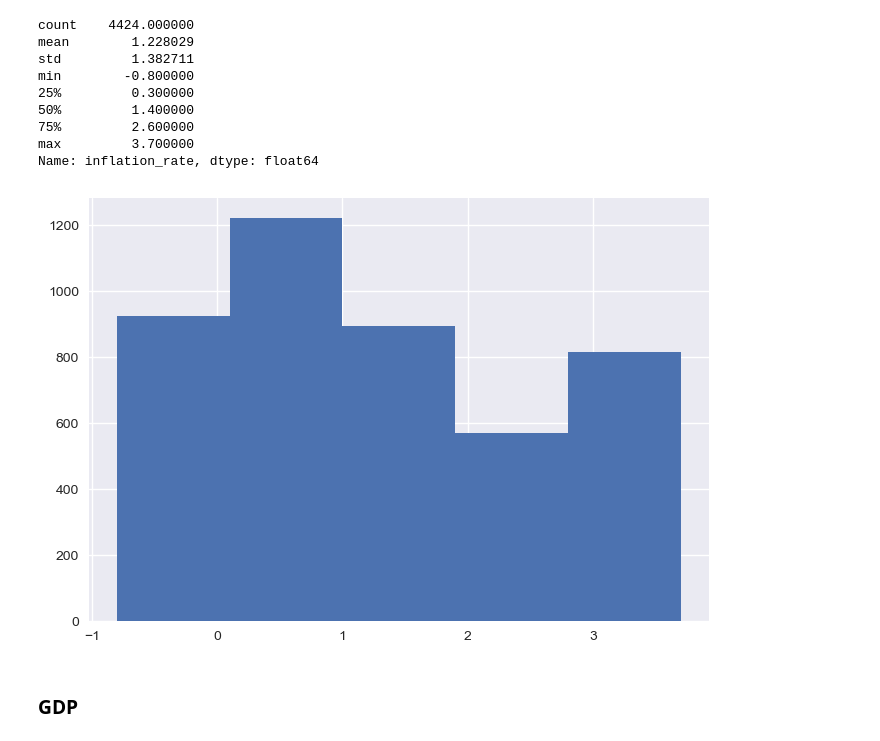
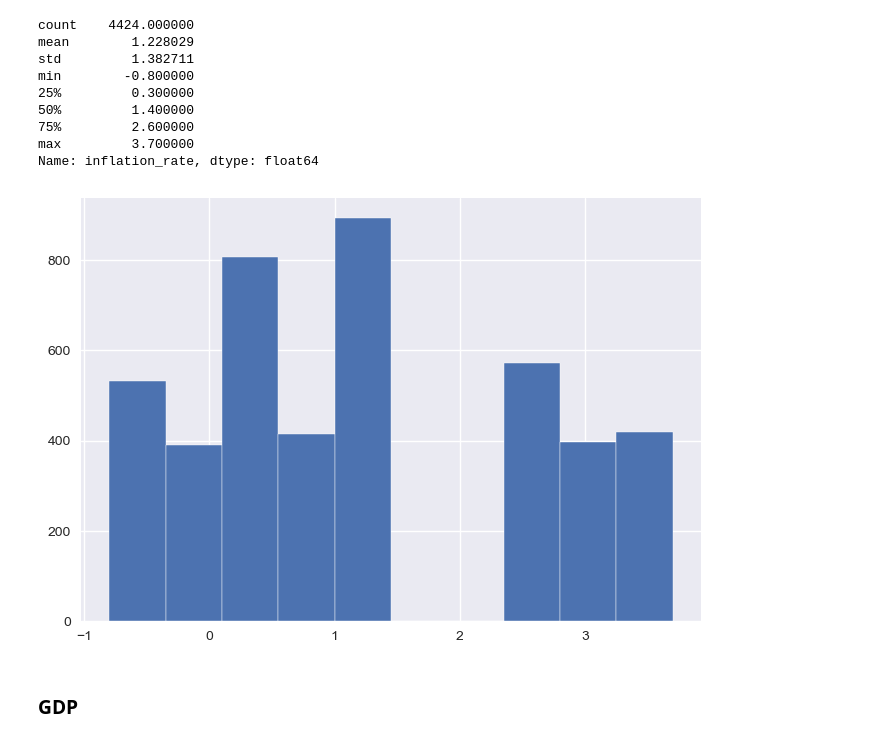
Before and after one commit to AndreJacobsPy/ai-academy-capstone, a Jupyter notebook: exploration.ipynb, the cells around one changed output. Saved outputs shown, nothing was run; the diff lists cells and outputs as text; code cells hidden in the pictures.

```diff
--- a/exploration.ipynb
+++ b/exploration.ipynb
@@ -1239,9 +1239,9 @@ min        -0.800000
 max         3.700000
 Name: inflation_rate, dtype: float64
 # %%
-df['inflation_rate'].hist(bins=5);
+df['inflation_rate'].hist(bins=10);
 # %% [output]
-[figure, old version]
+[figure, new version]
 # %% [markdown]
 ### GDP <a class="anchor" id="thirty-sixth-bullet">
 # %%
```
Also changed, not shown: parts of 8 cells of this notebook, 2 other files.
